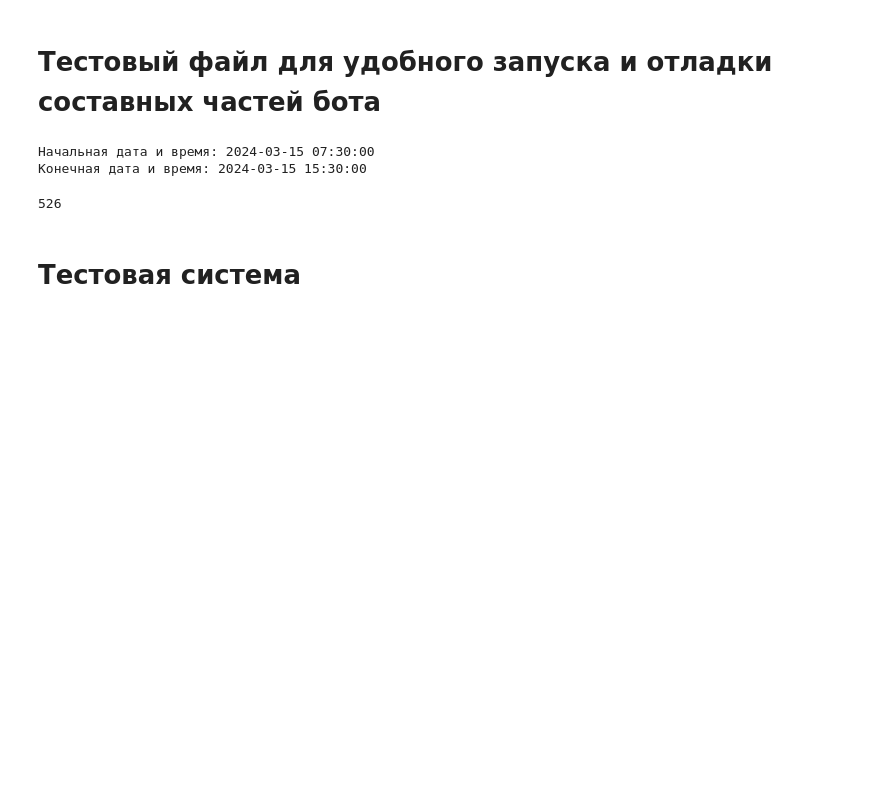
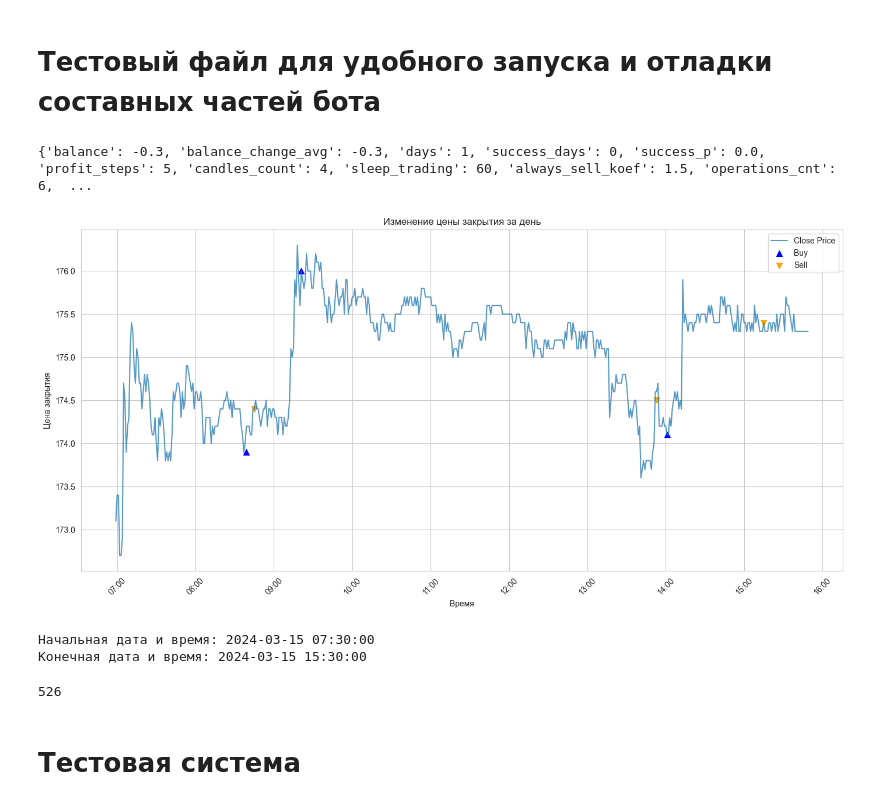
Before and after one commit to sapozhkov/fin, a Jupyter notebook: t_candles.ipynb, the cells around one changed output. Cells and saved outputs as stored; diff of their text form; code cells hidden in the pictures; blank space fills up the shorter version.

```diff
--- a/t_candles.ipynb
+++ b/t_candles.ipynb
@@ -17,6 +17,38 @@ TOKEN = os.getenv("INVEST_TOKEN")
 
 TICKER = 'RNFT'
 FIGI = 'BBG00F9XX7H4'
+# %%
+from lib.visaualize import Visualize
+from test_env.test_alg import TestAlgorithm
+
+test_alg = TestAlgorithm(TOKEN, TICKER, FIGI, do_printing=False)
+
+date = '2024-03-15'
+
+result = test_alg.test(
+    last_test_date =(date),
+    test_days_num = 1, # тут берем всегда только 1 день для этого файла
+
+    profit_steps=5,
+    candles_count=4,
+
+    always_sell_koef=1.5,
+
+    sleep_trading=1 * 60,
+    sleep_no_trade=300,
+    no_operation_timeout_seconds=300,
+)
+
+print(result)
+
+viz = Visualize(test_alg.data_handler)
+viz.draw(
+    date,
+    test_alg.accounting_helper.get_deals()
+)
+# %% [output]
+{'balance': -0.3, 'balance_change_avg': -0.3, 'days': 1, 'success_days': 0, 'success_p': 0.0, 'profit_steps': 5, 'candles_count': 4, 'sleep_trading': 60, 'always_sell_koef': 1.5, 'operations_cnt': 6,  ...
+[figure, added]
 # %%
 from trader_bot import ScalpingBot
 # %%
```
Also changed, not shown: 6 other files.
